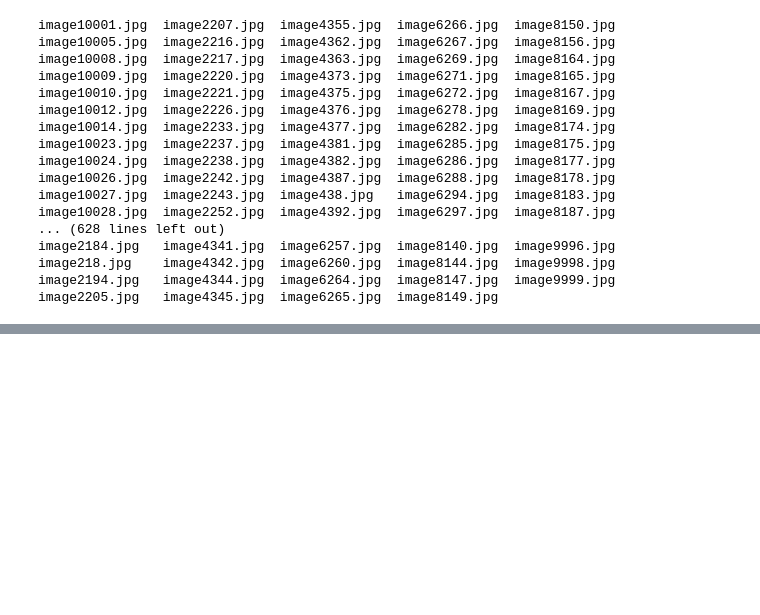
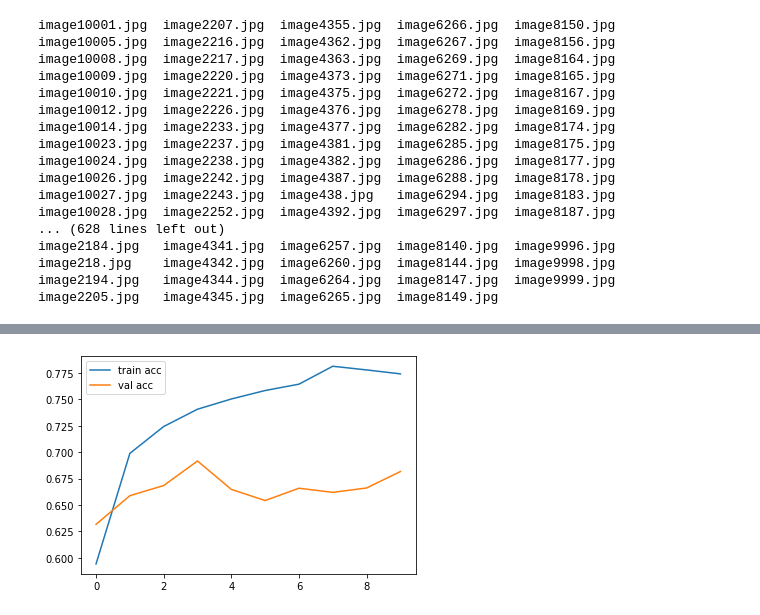
Before and after one commit to sf-rahul/Tensorflow, a Jupyter notebook: HackerearthChalane.ipynb, the cells around one changed output, grey strips where cells are left out. Saved outputs shown, nothing was run; the diff lists cells and outputs as text; code cells hidden in the pictures; blank space fills up the shorter version.

```diff
--- a/HackerearthChalane.ipynb
+++ b/HackerearthChalane.ipynb
@@ -202,0 +367,7 @@ test_csv
+# %%
+plt.plot(r.history['f1_score'], label='train acc')
+plt.plot(r.history['val_f1_score'], label='val acc')
+plt.legend()
+plt.show()
+# %% [output]
+[figure, added]
```
Also changed, not shown: parts of 44 cells of this notebook.
